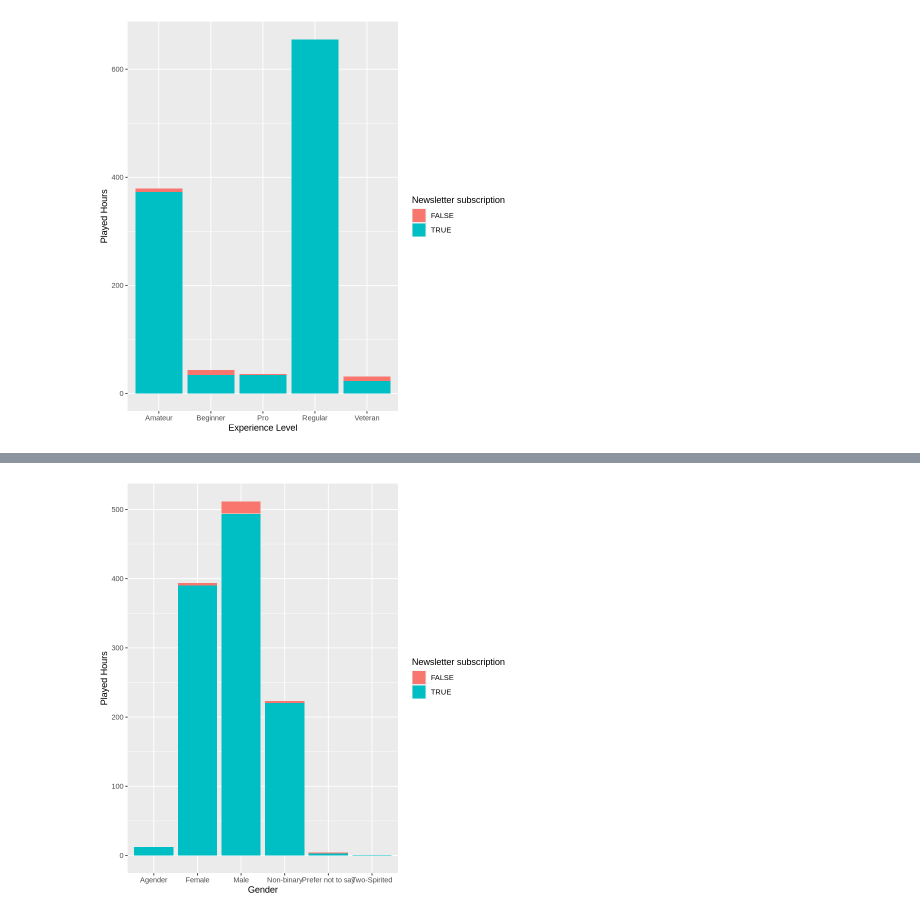
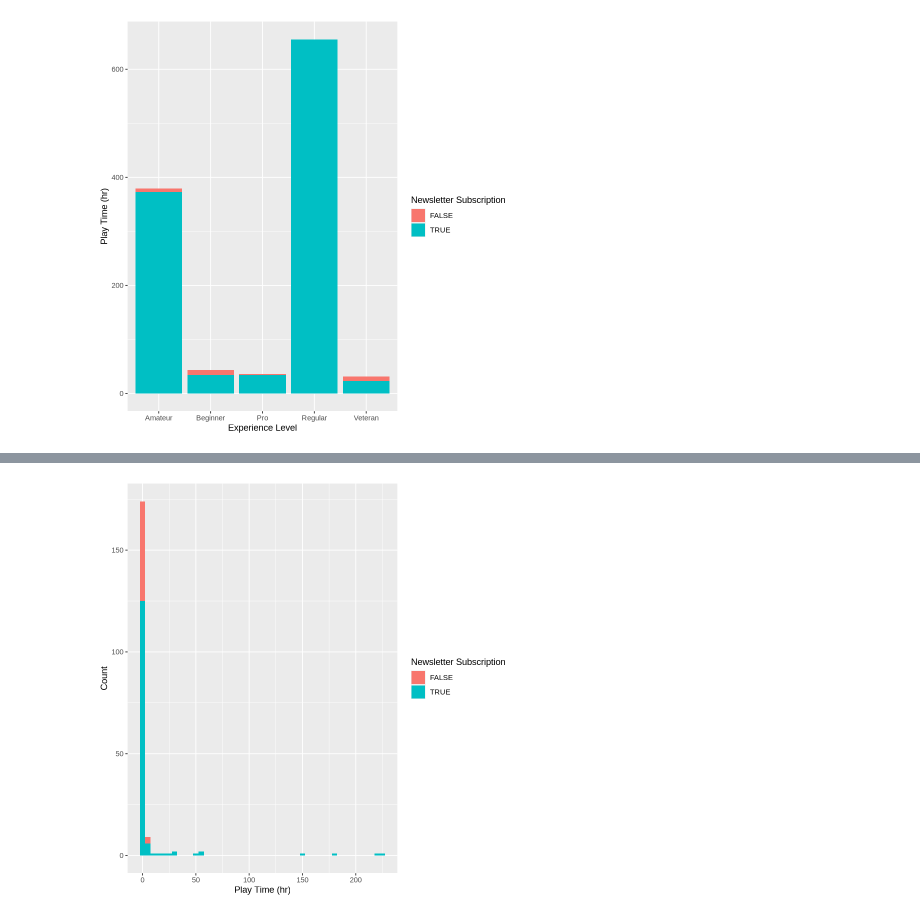
Before and after one commit to Sachi-F/dsci100-project, a Jupyter notebook: Project planning - Sachi Fujimoto group3.ipynb, the cells around one changed output, grey strips where cells are left out. Cells and saved outputs as stored; diff of their text form; code cells hidden in the pictures.

```diff
--- a/Project planning - Sachi Fujimoto group3.ipynb
+++ b/Project planning - Sachi Fujimoto group3.ipynb
@@ -164,7 +166,6 @@ Question 1: What player characteristics and behaviours are most predictive of su
 # %%
 tidy_players <- players |>
-    rename(newsletter_subscription = subscribe, experience_level = experience, age = Age) |>
-    select(gender, age, played_hours, experience_level, newsletter_subscription) |>
-    filter(age != "NA")
+    rename(newsletter_subscription = subscribe) |>
+    select(played_hours, experience, newsletter_subscription)
 tidy_players
 # %% [output]
@@ -197,8 +190,8 @@ players_graph_2
 # %%
-players_graph_3 <- tidy_players |>
-    ggplot(aes(x = gender, y = played_hours, fill = newsletter_subscription)) +
-    geom_bar(stat = "identity") +
-    labs (x = "Gender", y = "Played Hours", fill = "Newsletter subscription")
-players_graph_3
+players_graph_2 <- tidy_players |>
+    ggplot(aes(x = played_hours, fill = newsletter_subscription)) +
+    geom_histogram(binwidth = 5) +
+    labs (x = "Play Time (hr)", y = "Count", fill = "Newsletter Subscription")
+players_graph_2
 # %% [output]
-[figure, old version]
+[figure, new version]
```
Also changed, not shown: parts of 12 cells of this notebook.
